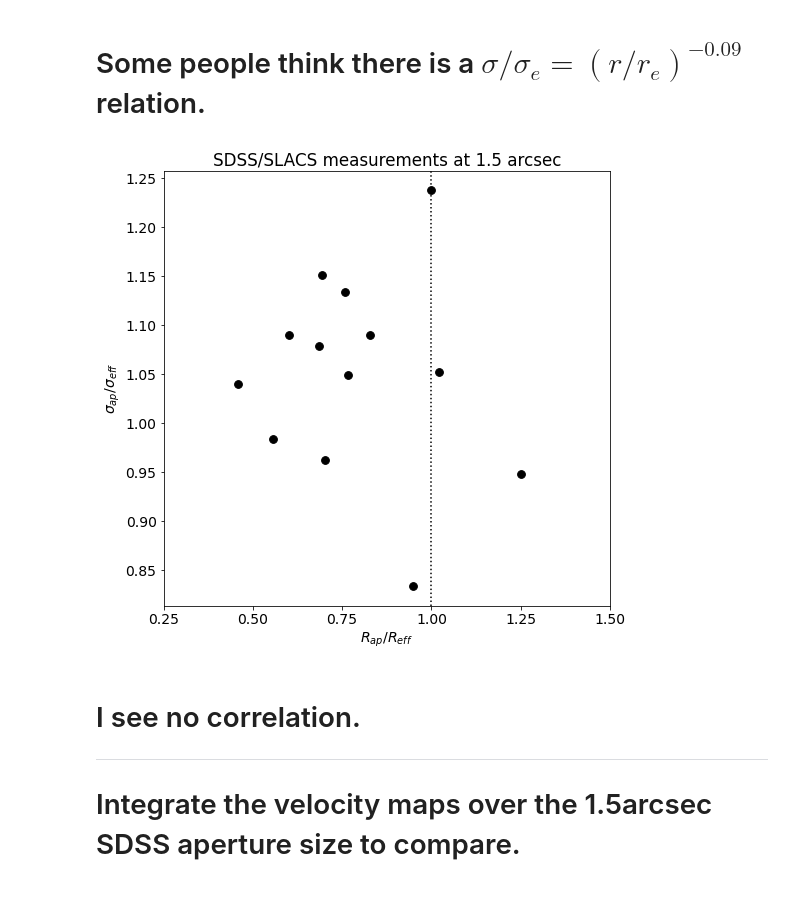
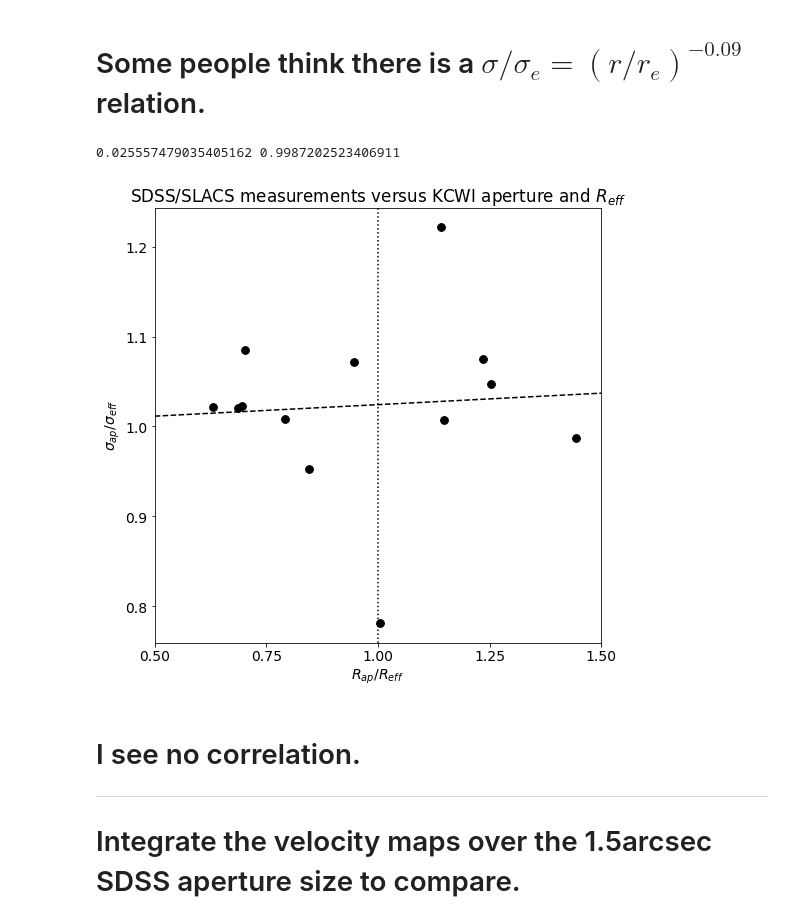
Before and after one commit to shawnknabel/slacs_kinematics_jam_modeling, a Jupyter notebook: jupyter_notebooks/kinematics_maps/fast_and_slow_rotators_analysis_011023.ipynb, the cells around one changed output. Cells and saved outputs as stored; diff of their text form; code cells hidden in the pictures; blank space fills up the shorter version.

```diff
--- a/jupyter_notebooks/kinematics_maps/fast_and_slow_rotators_analysis_011023.ipynb
+++ b/jupyter_notebooks/kinematics_maps/fast_and_slow_rotators_analysis_011023.ipynb
@@ -1856,7 +1937,7 @@ G_unit
 # %% [output]
 $4.3009173 \times 10^{-6} \; \mathrm{\frac{km^{2}\,kpc}{M_{\odot}\,s^{2}}}$
 # %%
-slacs_reffs = classifications['SLACS reff']
+slacs_reffs = classifications['SLACS_reff']
 reffs = classifications['effective_radius']
 #reffs[6] = classifications.loc[6, 'SLACS reff']
 reff_majs = classifications['reff_maj']
@@ -1895,4 +1976,5 @@ Name: stellar_mass, dtype: float64
 # %%
 # look in log space
 log_Mdyn = np.log10(M_dyn.value)
-log_Mstar = np.log10(classifications.stellar_mass[not_na])
+not_na = np.isfinite(log_Mdyn)
+log_Mstar = np.log10(classifications.stellar_mass)
@@ -2571,10 +2660,12 @@ for i in range(len(obj_names)):
     #axs[1].plot(reff_factors, VD_ap_int_rms_bin_method_aptest[:,i], c='k')
 
     ax.errorbar(aperture_ratios[i],
-                sdss_sigmas[i],
-                yerr=sdss_sigmas_err[i],
+                #sdss_sigmas[i], # replace with the updated SDSS measurements
+                VD_slacs_asb[i],
+                #yerr=sdss_sigmas_err[i],
+                yerr=dVD_slacs_asb[i],
                 c=cmap(i),
                marker='s')
 ax.set_xlim(0.25,1.5)
-ax.set_ylim(170, 350)
+ax.set_ylim(170, 300)
 # %% [output]
@@ -2608,8 +2699,10 @@ for i in range(len(obj_names)):
     #axs[1].plot(reff_factors, VD_ap_int_rms_bin_method_aptest[:,i], c='k')
 
     ax.errorbar(aperture_ratios[i],
-                sdss_sigmas[i],
-                yerr=sdss_sigmas_err[i],
+                #sdss_sigmas[i],
+                #yerr=sdss_sigmas_err[i],
+                VD_slacs_asb[i],
+                dVD_slacs_asb[i],
                 color=cmap(i),
                marker='s',
               markersize=10,
@@ -2620,11 +2713,11 @@ for i in range(len(obj_names)):
                )
 ax.axvline(1.00, 0, 1, c='k', linestyle=':')
 ax.set_xticks(reff_factors)
-ax.set_ylim(180, 330)
+ax.set_ylim(170, 300)
 ax.set_xlim(0.25, 1.5)
 ax.set_xlabel(r'$R_{ap}/R_{eff}$')
 ax.set_ylabel(r'$\sigma_{ap} [km/s]$')
 ax.legend(bbox_to_anchor=(1.0,1.0))
 
-plt.savefig(f'{data_dir}aperture_integration_effects_{date}.pdf')
+plt.savefig(f'{data_dir}aperture_integration_effects_{date}.pdf', bbox_inches='tight')
 # %% [output]
@@ -2634,32 +2727,44 @@ plt.savefig(f'{data_dir}aperture_integration_effects_{date}.pdf')
 # %%
 # calculate the SDSS aperture radius divided by the effective radius, plot SDSS sigma there
 def get_cmap(n, name='hsv'):
     '''Returns a function that maps each index in 0, 1, ..., n-1 to a distinct
     RGB color; the keyword argument name must be a standard mpl colormap name.'''
     return plt.cm.get_cmap(name, n)
 
 cmap = get_cmap(14)
 
-aperture_ratios = 1.5/slacs_reffs
-sigma_ratios = sdss_sigmas/VD_aperture
+#aperture_ratios = 1.5/slacs_reffs # This isn't right because I have defined my VD_aperture (at reff) to be at the MGE reff.
+#sigma_ratios = sdss_sigmas/VD_aperture
+aperture_ratios = 1.5/reffs
+sigma_ratios = VD_slacs_asb/VD_aperture
+
+# linear fit
+m, b = np.polyfit(aperture_ratios[not_na], sigma_ratios[not_na], deg=1)
+xx = np.linspace(0.5, 1.5, 100)
+fit = m*xx+b
+print(m, b)
 
 # plot
 fig, ax = plt.subplots(1, figsize=(8,8))
 for i in range(len(obj_names)):
     if i==6:
         continue
     ax.scatter(aperture_ratios[i], sigma_ratios[i], c='k', s=60)
 ax.axvline(1.00, 0, 1, c='k', linestyle=':')
+ax.plot(xx, fit, c='k', linestyle='--')
 ax.set_xticks(reff_factors)
 #ax.set_ylim(180, 330)
-ax.set_xlim(0.25, 1.5)
+ax.set_xlim(0.5, 1.5)
 ax.set_xlabel(r'$R_{ap}/R_{eff}$')
 ax.set_ylabel(r'$\sigma_{ap}/\sigma_{eff}$')
-ax.set_title('SDSS/SLACS measurements at 1.5 arcsec')
+ax.set_title(r'SDSS/SLACS measurements versus KCWI aperture and $R_{eff}$')
 
 plt.savefig(f'{data_dir}sigma_ratio_radius_ratio_integration_effects_slacs_measurements_{date}.pdf')
+
+################
 # %% [output]
+0.025557479035405162 0.9987202523406911
-[figure, old version]
+[figure, new version]
 # %% [markdown]
 # I see no correlation.
 ________________________________________
```
Also changed, not shown: parts of 56 cells of this notebook.
